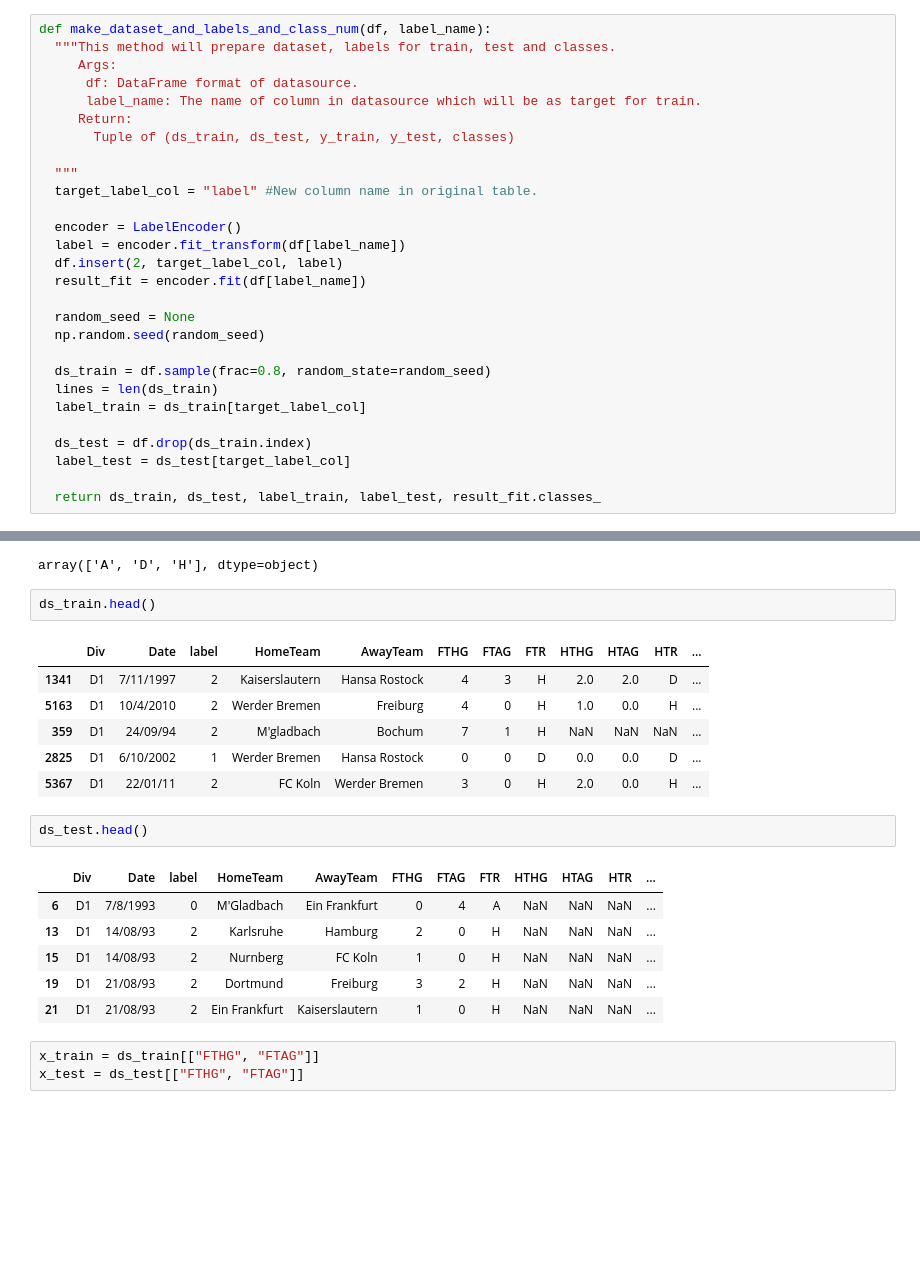
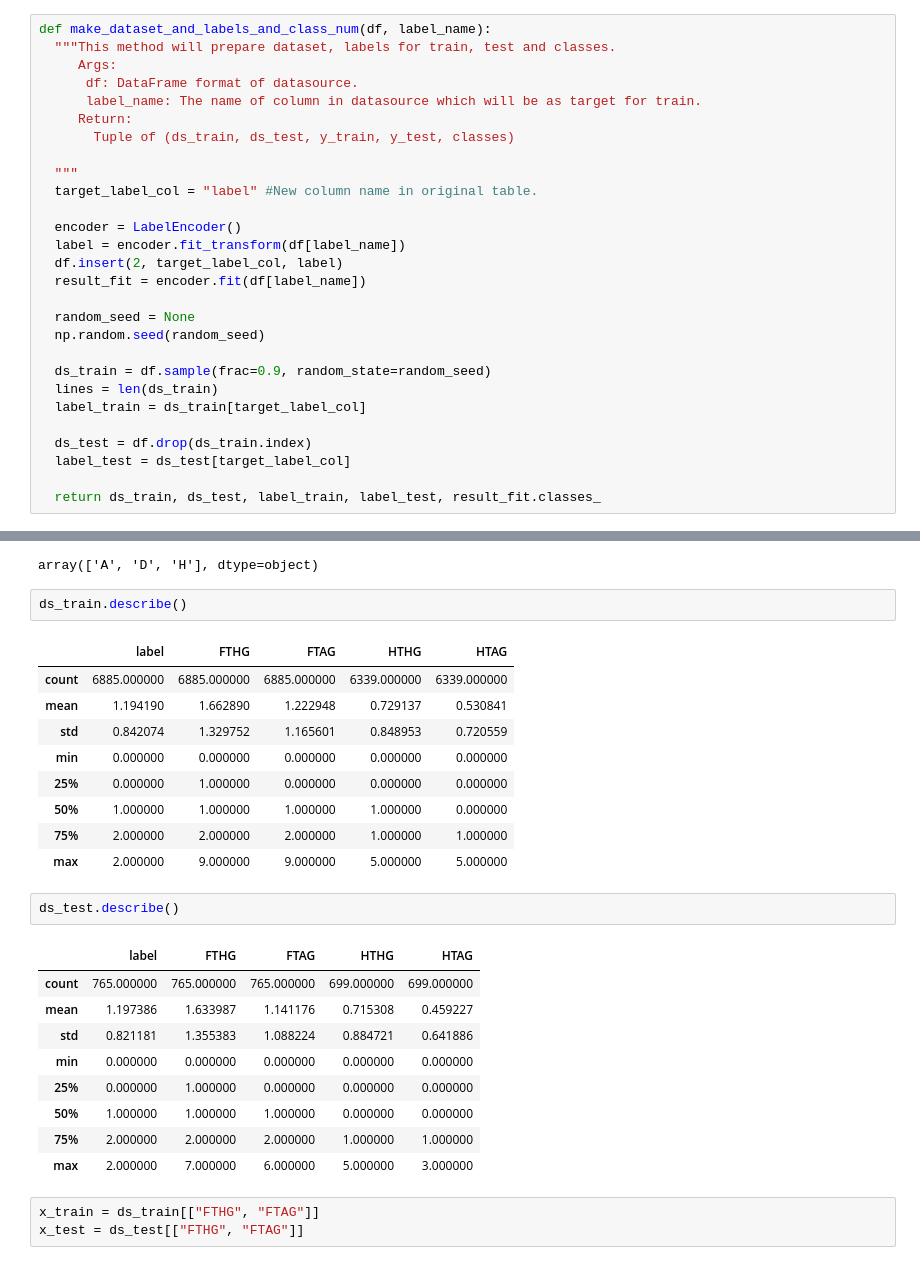
Before and after one commit to XinyueZ/tf, a Jupyter notebook: ipynb/Bundesliga_Results_estimator.ipynb, the cells around one changed output, grey strips where cells are left out. Cells and saved outputs as stored; diff of their text form; blank space fills up the shorter version.

```diff
--- a/ipynb/Bundesliga_Results_estimator.ipynb
+++ b/ipynb/Bundesliga_Results_estimator.ipynb
@@ -47,7 +49,7 @@ def make_dataset_and_labels_and_class_num(df, label_name):
   random_seed = None
   np.random.seed(random_seed)
 
-  ds_train = df.sample(frac=0.8, random_state=random_seed)
+  ds_train = df.sample(frac=0.9, random_state=random_seed)
   lines = len(ds_train)
   label_train = ds_train[target_label_col]
 
@@ -62,23 +64,29 @@ result_classes
 # %% [output]
 array(['A', 'D', 'H'], dtype=object)
 # %%
-ds_train.head()
+ds_train.describe()
 # %% [output]
-|  | Div | Date | label | HomeTeam | AwayTeam | FTHG | FTAG | FTR | HTHG | HTAG | HTR | ... |
-| 1341 | D1 | 7/11/1997 | 2 | Kaiserslautern | Hansa Rostock | 4 | 3 | H | 2.0 | 2.0 | D | ... |
-| 5163 | D1 | 10/4/2010 | 2 | Werder Bremen | Freiburg | 4 | 0 | H | 1.0 | 0.0 | H | ... |
-| 359 | D1 | 24/09/94 | 2 | M'gladbach | Bochum | 7 | 1 | H | NaN | NaN | NaN | ... |
-| 2825 | D1 | 6/10/2002 | 1 | Werder Bremen | Hansa Rostock | 0 | 0 | D | 0.0 | 0.0 | D | ... |
-| 5367 | D1 | 22/01/11 | 2 | FC Koln | Werder Bremen | 3 | 0 | H | 2.0 | 0.0 | H | ... |
+|  | label | FTHG | FTAG | HTHG | HTAG |
+| count | 6885.000000 | 6885.000000 | 6885.000000 | 6339.000000 | 6339.000000 |
+| mean | 1.194190 | 1.662890 | 1.222948 | 0.729137 | 0.530841 |
+| std | 0.842074 | 1.329752 | 1.165601 | 0.848953 | 0.720559 |
+| min | 0.000000 | 0.000000 | 0.000000 | 0.000000 | 0.000000 |
+| 25% | 0.000000 | 1.000000 | 0.000000 | 0.000000 | 0.000000 |
+| 50% | 1.000000 | 1.000000 | 1.000000 | 1.000000 | 0.000000 |
+| 75% | 2.000000 | 2.000000 | 2.000000 | 1.000000 | 1.000000 |
+| max | 2.000000 | 9.000000 | 9.000000 | 5.000000 | 5.000000 |
 # %%
-ds_test.head()
+ds_test.describe()
 # %% [output]
-|  | Div | Date | label | HomeTeam | AwayTeam | FTHG | FTAG | FTR | HTHG | HTAG | HTR | ... |
-| 6 | D1 | 7/8/1993 | 0 | M'Gladbach | Ein Frankfurt | 0 | 4 | A | NaN | NaN | NaN | ... |
-| 13 | D1 | 14/08/93 | 2 | Karlsruhe | Hamburg | 2 | 0 | H | NaN | NaN | NaN | ... |
-| 15 | D1 | 14/08/93 | 2 | Nurnberg | FC Koln | 1 | 0 | H | NaN | NaN | NaN | ... |
-| 19 | D1 | 21/08/93 | 2 | Dortmund | Freiburg | 3 | 2 | H | NaN | NaN | NaN | ... |
-| 21 | D1 | 21/08/93 | 2 | Ein Frankfurt | Kaiserslautern | 1 | 0 | H | NaN | NaN | NaN | ... |
+|  | label | FTHG | FTAG | HTHG | HTAG |
+| count | 765.000000 | 765.000000 | 765.000000 | 699.000000 | 699.000000 |
+| mean | 1.197386 | 1.633987 | 1.141176 | 0.715308 | 0.459227 |
+| std | 0.821181 | 1.355383 | 1.088224 | 0.884721 | 0.641886 |
+| min | 0.000000 | 0.000000 | 0.000000 | 0.000000 | 0.000000 |
+| 25% | 0.000000 | 1.000000 | 0.000000 | 0.000000 | 0.000000 |
+| 50% | 1.000000 | 1.000000 | 1.000000 | 0.000000 | 0.000000 |
+| 75% | 2.000000 | 2.000000 | 2.000000 | 1.000000 | 1.000000 |
+| max | 2.000000 | 7.000000 | 6.000000 | 5.000000 | 3.000000 |
 # %%
 x_train = ds_train[["FTHG", "FTAG"]]
 x_test = ds_test[["FTHG", "FTAG"]]
```
Also changed, not shown: parts of 11 cells of this notebook.
